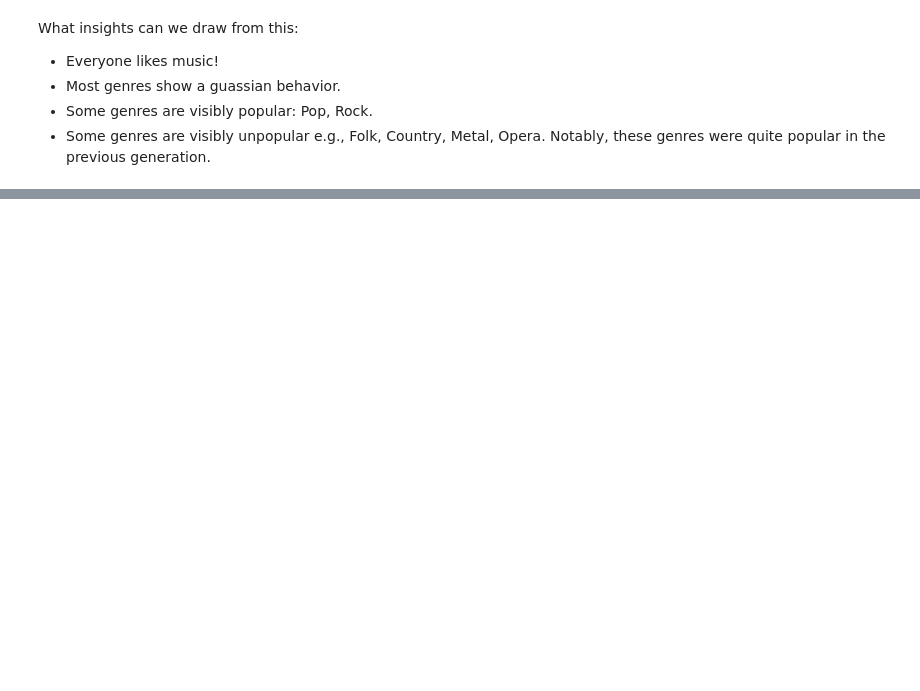
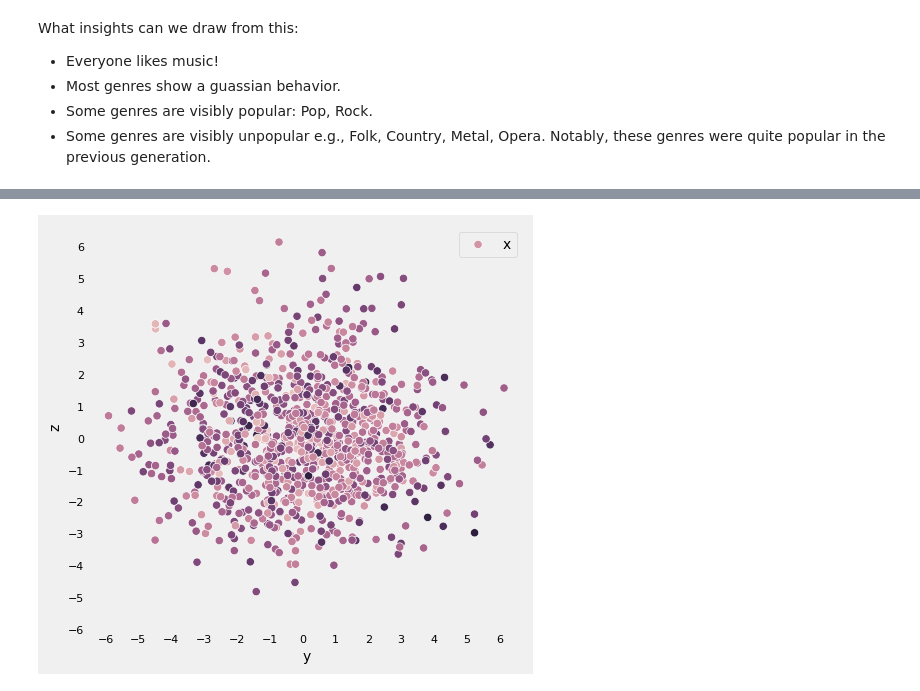
Before and after one commit to Armagaan/young-people-today, a Jupyter notebook: src/clustering.ipynb, the cells around one changed output, grey strips where cells are left out. Saved outputs shown, nothing was run; the diff lists cells and outputs as text; code cells hidden in the pictures; blank space fills up the shorter version.

```diff
--- a/src/clustering.ipynb
+++ b/src/clustering.ipynb
@@ -80,0 +125,12 @@ What insights can we draw from this:
+# %%
+plt.figure(figsize=(5,5))
+sns.scatterplot(data=df_music_pca, x="y", y="z", hue="x")
+plt.grid(False)
+plt.xticks(range(-6,7), fontsize=8)
+plt.yticks(range(-6,7), fontsize=8)
+plt.xlabel("y", fontsize=10)
+plt.ylabel("z", fontsize=10)
+plt.legend('x',frameon=True, fontsize=10)
+plt.show()
+# %% [output]
+[figure, added]
```
Also changed, not shown: parts of 36 cells of this notebook, 1 other file.
